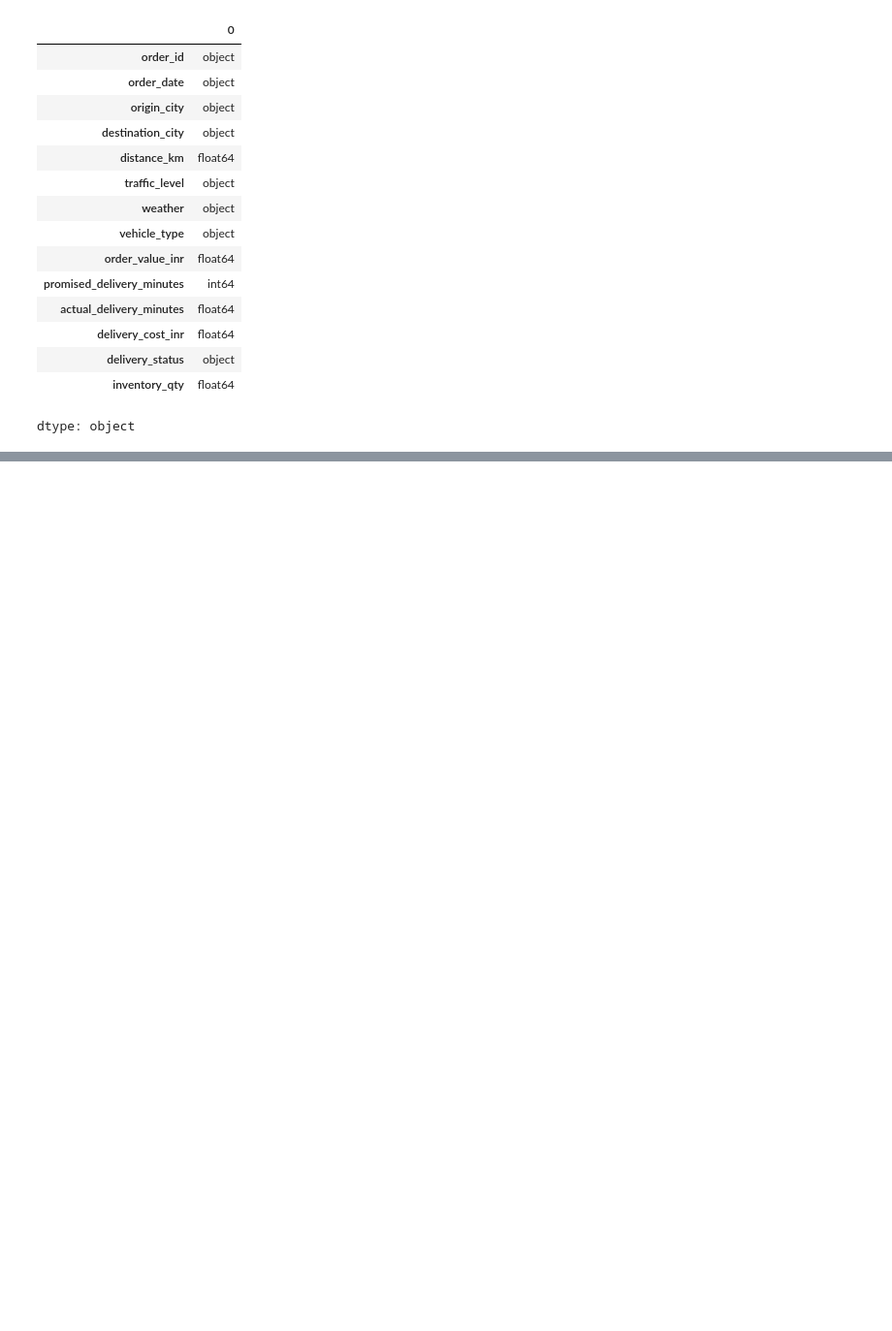
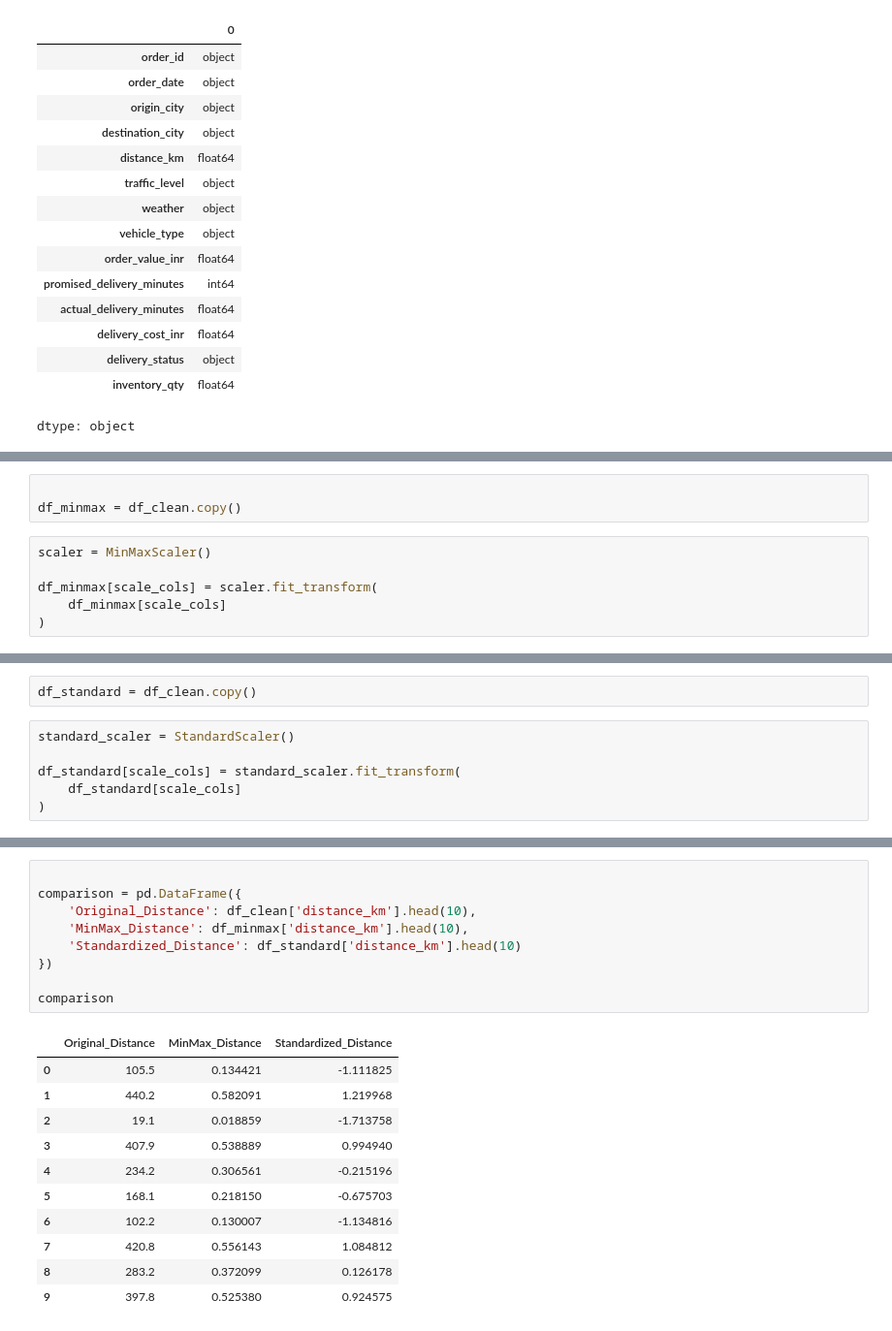
Before and after one commit to RohanSNikam/Logistics-Delivery-Time-Analysis, a Jupyter notebook: notebooks/Week-2_logistics_delivery_analysis.ipynb, the cells around one changed output, grey strips where cells are left out. Shown at 97% size. Saved outputs shown, nothing was run; the diff lists cells and outputs as text; blank space fills up the shorter version.

```diff
--- a/notebooks/Week-2_logistics_delivery_analysis.ipynb
+++ b/notebooks/Week-2_logistics_delivery_analysis.ipynb
@@ -208,0 +455,9 @@ dtype: object
+# %%
+
+df_minmax = df_clean.copy()
+# %%
+scaler = MinMaxScaler()
+
+df_minmax[scale_cols] = scaler.fit_transform(
+    df_minmax[scale_cols]
+)
@@ -208,0 +486,8 @@ dtype: object
+# %%
+df_standard = df_clean.copy()
+# %%
+standard_scaler = StandardScaler()
+
+df_standard[scale_cols] = standard_scaler.fit_transform(
+    df_standard[scale_cols]
+)
@@ -208,0 +512,21 @@ dtype: object
+# %%
+
+comparison = pd.DataFrame({
+    'Original_Distance': df_clean['distance_km'].head(10),
+    'MinMax_Distance': df_minmax['distance_km'].head(10),
+    'Standardized_Distance': df_standard['distance_km'].head(10)
+})
+
+comparison
+# %% [output]
+|  | Original_Distance | MinMax_Distance | Standardized_Distance |
+| 0 | 105.5 | 0.134421 | -1.111825 |
+| 1 | 440.2 | 0.582091 | 1.219968 |
+| 2 | 19.1 | 0.018859 | -1.713758 |
+| 3 | 407.9 | 0.538889 | 0.994940 |
+| 4 | 234.2 | 0.306561 | -0.215196 |
+| 5 | 168.1 | 0.218150 | -0.675703 |
+| 6 | 102.2 | 0.130007 | -1.134816 |
+| 7 | 420.8 | 0.556143 | 1.084812 |
+| 8 | 283.2 | 0.372099 | 0.126178 |
+| 9 | 397.8 | 0.525380 | 0.924575 |
```
Also changed, not shown: parts of 29 cells of this notebook.
